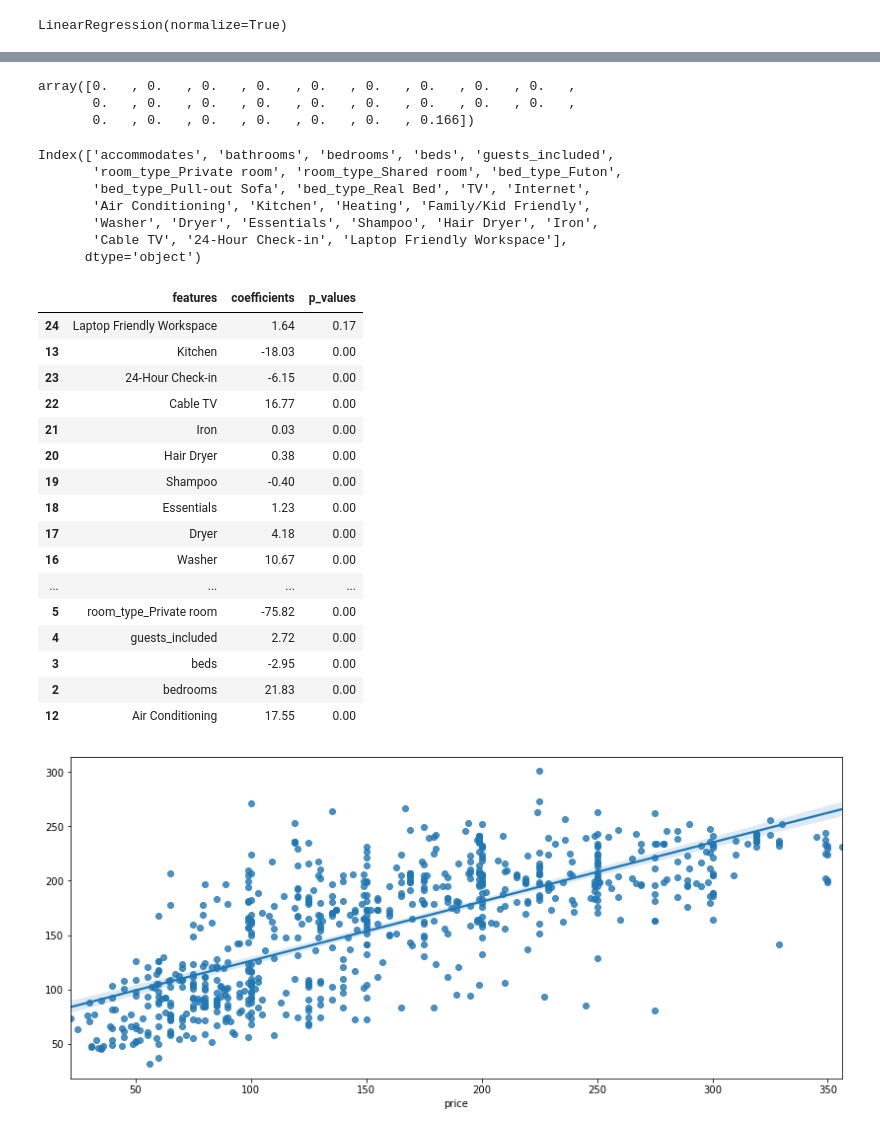
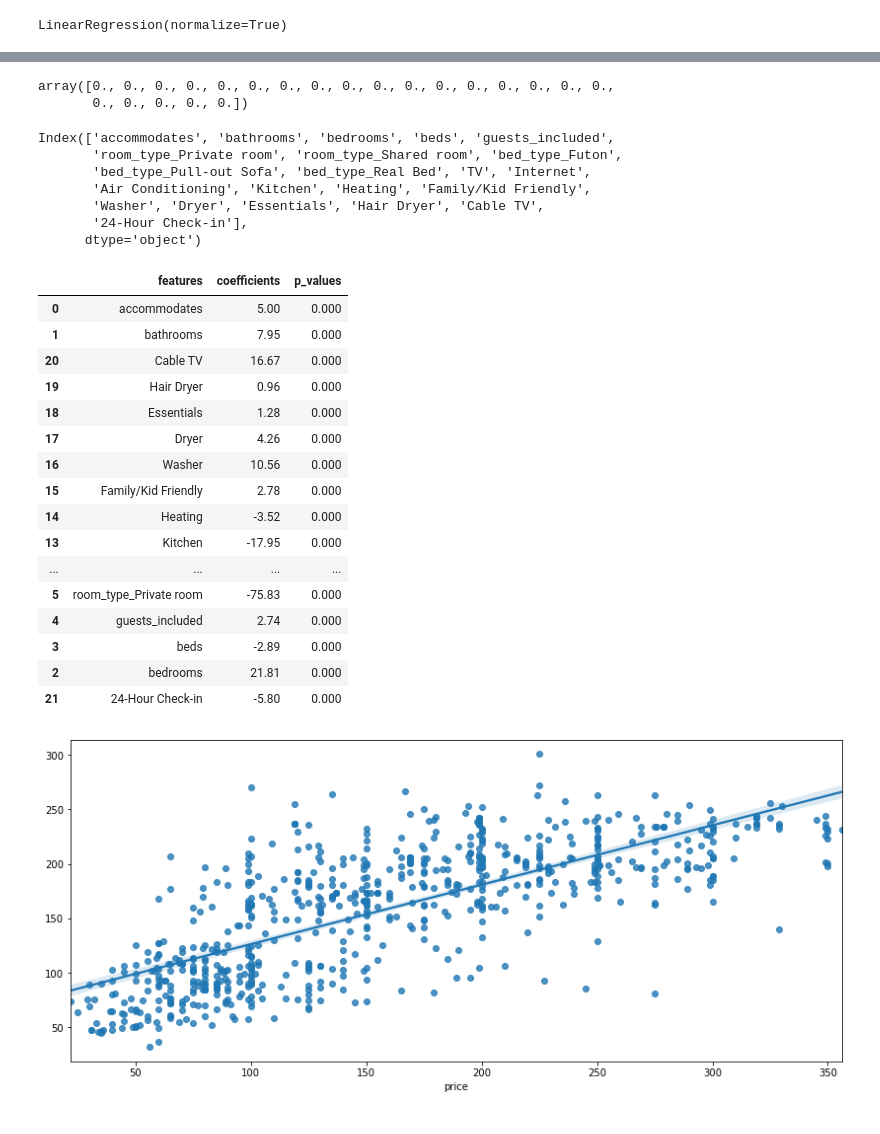
Before and after one commit to ortizjuan2/crisp-dm-test, a Jupyter notebook: boston-airbnb-crisp.ipynb, the cells around one changed output, grey strips where cells are left out. Cells and saved outputs as stored; diff of their text form; code cells hidden in the pictures.

```diff
--- a/boston-airbnb-crisp.ipynb
+++ b/boston-airbnb-crisp.ipynb
@@ -659,7 +659,11 @@ no_features = [
     'Fire Extinguisher',
     'minimum_nights',
     'Hangers',
-    'Smoke Detector'
+    'Smoke Detector',
+    'Laptop Friendly Workspace',
+    # -------------
+    'Iron',
+    'Shampoo',
     ]
 
 
@@ -700,9 +704,8 @@ f_stat, p_vals = f_regression(x_train, y_train)
 # %%
 p_vals.round(3)
 # %% [output]
-array([0.   , 0.   , 0.   , 0.   , 0.   , 0.   , 0.   , 0.   , 0.   ,
-       0.   , 0.   , 0.   , 0.   , 0.   , 0.   , 0.   , 0.   , 0.   ,
-       0.   , 0.   , 0.   , 0.   , 0.   , 0.   , 0.166])
+array([0., 0., 0., 0., 0., 0., 0., 0., 0., 0., 0., 0., 0., 0., 0., 0., 0.,
+       0., 0., 0., 0., 0.])
 # %%
 x.columns
 # %% [output]
@@ -710,8 +713,8 @@ Index(['accommodates', 'bathrooms', 'bedrooms', 'beds', 'guests_included',
        'room_type_Private room', 'room_type_Shared room', 'bed_type_Futon',
        'bed_type_Pull-out Sofa', 'bed_type_Real Bed', 'TV', 'Internet',
        'Air Conditioning', 'Kitchen', 'Heating', 'Family/Kid Friendly',
-       'Washer', 'Dryer', 'Essentials', 'Shampoo', 'Hair Dryer', 'Iron',
-       'Cable TV', '24-Hour Check-in', 'Laptop Friendly Workspace'],
+       'Washer', 'Dryer', 'Essentials', 'Hair Dryer', 'Cable TV',
+       '24-Hour Check-in'],
       dtype='object')
 # %%
 reg_summary = pd.DataFrame(data=x.columns.values, columns=['features'])
@@ -721,25 +724,25 @@ reg_summary['coefficients'] = lm_model.coef_
 # %%
 reg_summary['p_values'] = p_vals.round(3)
 # %%
-reg_summary.sort_values('p_values', ascending=False)
+reg_summary.sort_values('p_values', ascending=False).style.format({'p_values':"{:.3f}", 'coefficients':'{:.2f}'})
 # %% [output]
 |  | features | coefficients | p_values |
-| 24 | Laptop Friendly Workspace | 1.64 | 0.17 |
-| 13 | Kitchen | -18.03 | 0.00 |
-| 23 | 24-Hour Check-in | -6.15 | 0.00 |
-| 22 | Cable TV | 16.77 | 0.00 |
-| 21 | Iron | 0.03 | 0.00 |
-| 20 | Hair Dryer | 0.38 | 0.00 |
-| 19 | Shampoo | -0.40 | 0.00 |
-| 18 | Essentials | 1.23 | 0.00 |
-| 17 | Dryer | 4.18 | 0.00 |
-| 16 | Washer | 10.67 | 0.00 |
+| 0 | accommodates | 5.00 | 0.000 |
+| 1 | bathrooms | 7.95 | 0.000 |
+| 20 | Cable TV | 16.67 | 0.000 |
+| 19 | Hair Dryer | 0.96 | 0.000 |
+| 18 | Essentials | 1.28 | 0.000 |
+| 17 | Dryer | 4.26 | 0.000 |
+| 16 | Washer | 10.56 | 0.000 |
+| 15 | Family/Kid Friendly | 2.78 | 0.000 |
+| 14 | Heating | -3.52 | 0.000 |
+| 13 | Kitchen | -17.95 | 0.000 |
 | ... | ... | ... | ... |
-| 5 | room_type_Private room | -75.82 | 0.00 |
-| 4 | guests_included | 2.72 | 0.00 |
-| 3 | beds | -2.95 | 0.00 |
-| 2 | bedrooms | 21.83 | 0.00 |
-| 12 | Air Conditioning | 17.55 | 0.00 |
+| 5 | room_type_Private room | -75.83 | 0.000 |
+| 4 | guests_included | 2.74 | 0.000 |
+| 3 | beds | -2.89 | 0.000 |
+| 2 | bedrooms | 21.81 | 0.000 |
+| 21 | 24-Hour Check-in | -5.80 | 0.000 |
 # %%
 fig, ax = plt.subplots(figsize=(14, 6))
 g = sns.regplot(x=y_test, y=y_test_pred, ax=ax)
```
Also changed, not shown: parts of 5 cells of this notebook, 1 other file.
